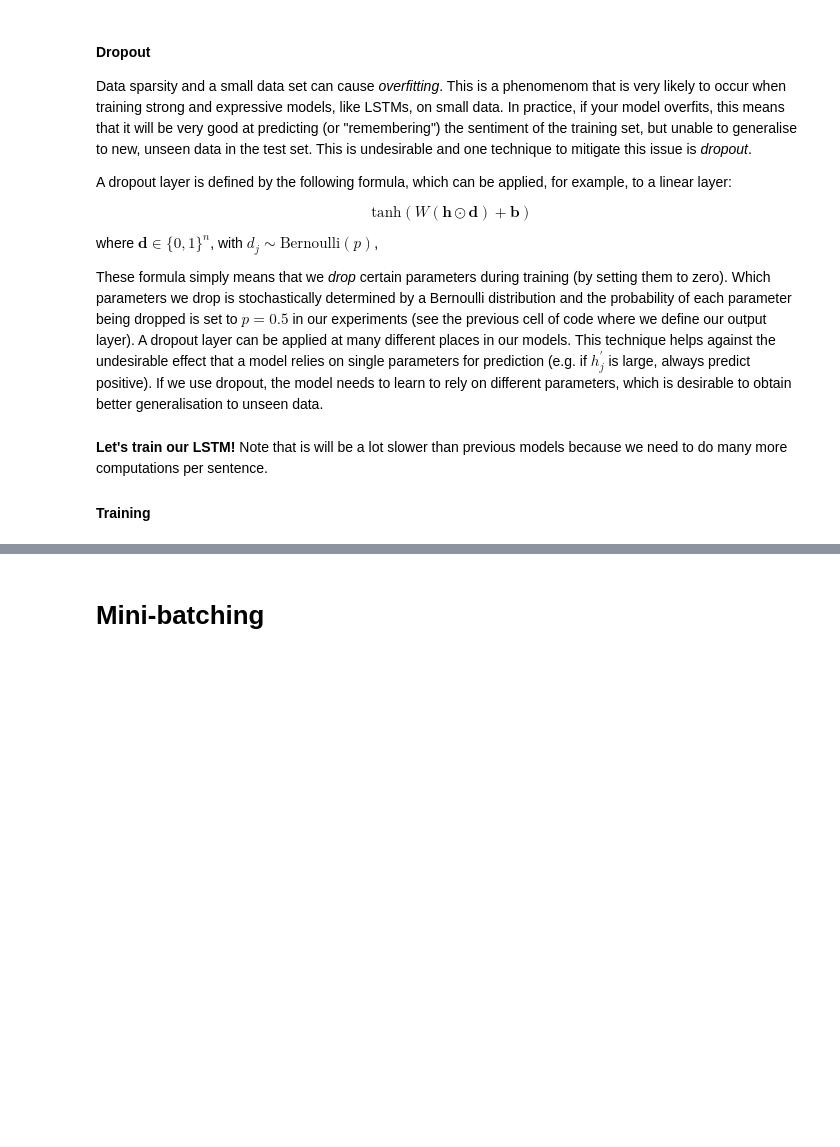
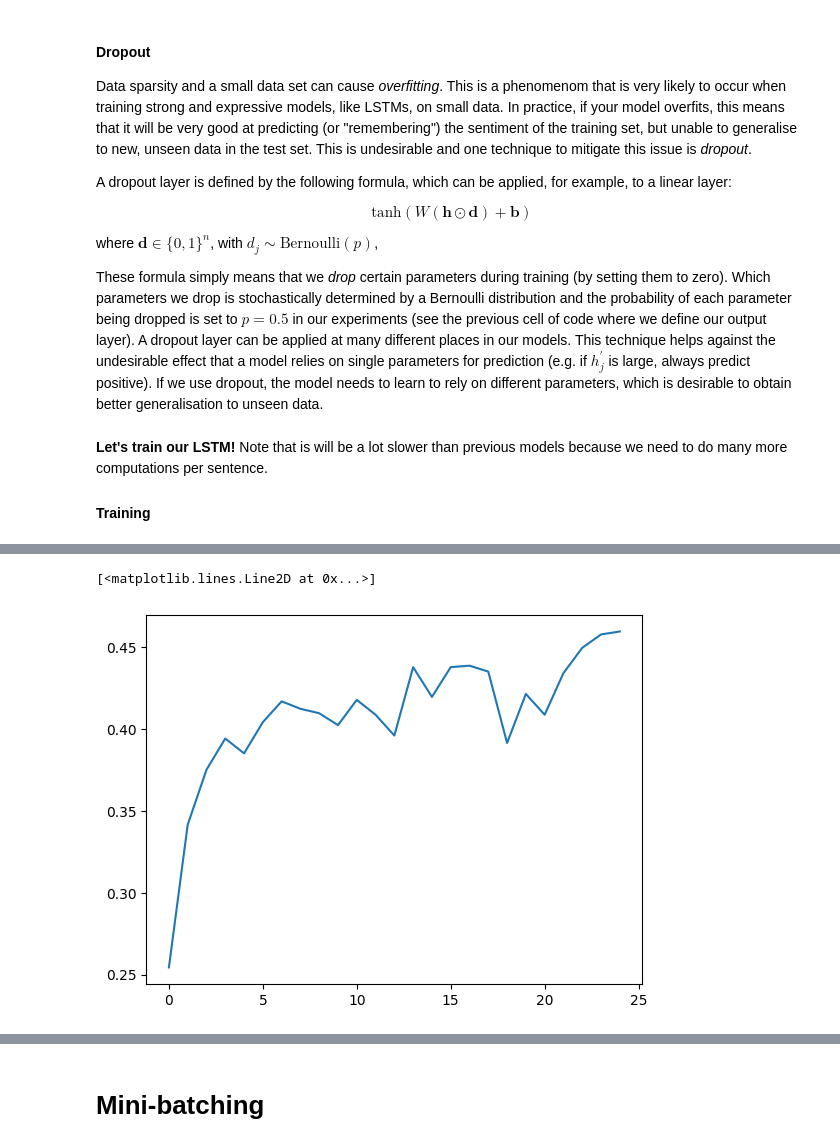
Before and after one commit to stefdewildt/NLP, a Jupyter notebook: NLP1_2025_Practical_2_(student).ipynb, the cells around one changed output, grey strips where cells are left out. Saved outputs shown, nothing was run; the diff lists cells and outputs as text; code cells hidden in the pictures; blank space fills up the shorter version.

Commit message:
Alle LSTM's gerund, nu beginnen aan TreeLSTM

```diff
--- a/NLP1_2025_Practical_2_(student).ipynb
+++ b/NLP1_2025_Practical_2_(student).ipynb
@@ -341,6 +345,6 @@ from torch import nn
 # %%
 # PyTorch can run on CPU or on Nvidia GPU (video card) using CUDA
 # This cell selects the GPU if one is available.
-device = torch.device('cpu')
+device = torch.device('cuda')
 device
 # %% [output]
@@ -992,6 +1038,8 @@ class MyLSTMCell(nn.Module):
     self.bias = bias
 
     # YOUR CODE HERE
+    self.x2h = nn.Linear(input_size, 4*hidden_size, bias=bias)
+    self.h2h = nn.Linear(hidden_size, 4*hidden_size, bias=bias)
 
     self.reset_parameters()
 
@@ -1010,18 +1058,22 @@ class MyLSTMCell(nn.Module):
 
     # project input and prev state
     # YOUR CODE HERE
+    x_proj = self.x2h(input_)
+    h_proj = self.h2h(prev_h)
+    gates = x_proj + h_proj # project input and prev
+    i_gate, f_gate, g_gate, o_gate = torch.chunk(gates, 4, dim=1)
 
-    raise NotImplementedError("Implement this")
+    # raise NotImplementedError("Implement this")
 
     # main LSTM computation
 
-    # i = ...
-    # f = ...
-    # g = ...
-    # o = ...
+    i = torch.sigmoid(i_gate)
+    f = torch.sigmoid(f_gate)
+    g = torch.tanh(g_gate)
+    o = torch.sigmoid(o_gate)
 
-    # c = ...
-    # h = ...
+    c = f * prev_c + i * g
+    h = o * torch.tanh(c)
 
     return h, c
 
@@ -1172,4 +1242,8 @@ lstm_losses, lstm_accuracies = train_model(
 # %%
 # plot validation accuracy
+plt.plot(lstm_accuracies)
+# %% [output]
+[<matplotlib.lines.Line2D at 0x...>]
+[figure, added]
 # %%
 # plot training loss
```
Also changed, not shown: parts of 26 cells of this notebook.
